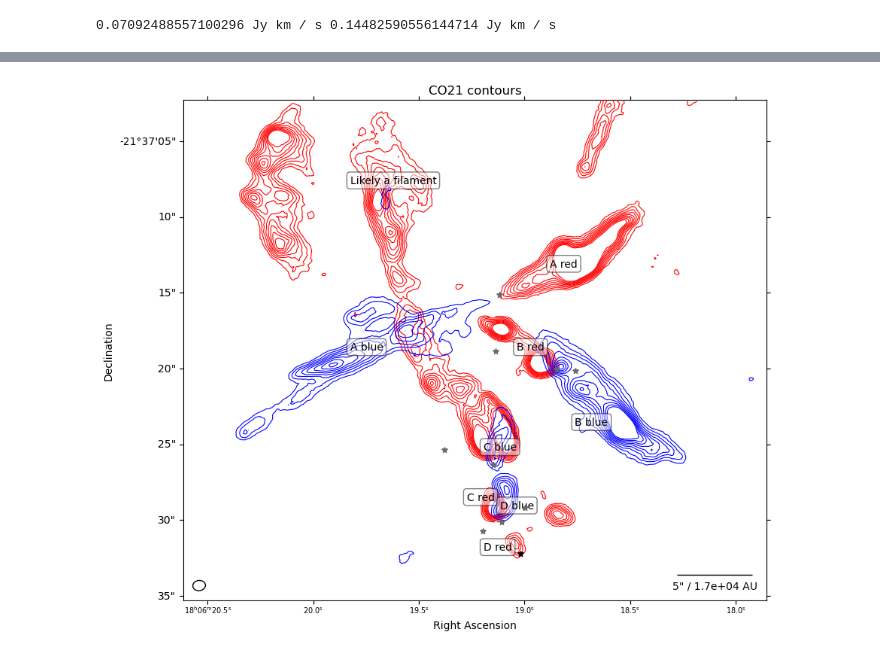
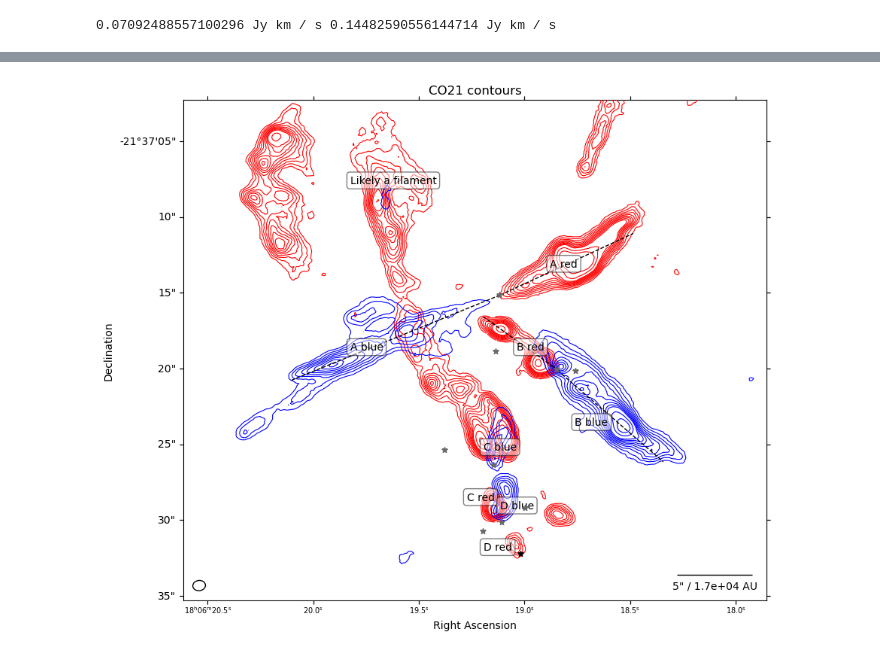
Before and after one commit to femkeballieux/master_project_2, a Jupyter notebook: code/LTERadtrans_RotDiagram_G008.67.ipynb, the cells around one changed output, grey strips where cells are left out. Drawn from its saved outputs; the diff is of its cells as text; code cells hidden in the pictures.

```diff
--- a/code/LTERadtrans_RotDiagram_G008.67.ipynb
+++ b/code/LTERadtrans_RotDiagram_G008.67.ipynb
@@ -495,6 +495,8 @@ hdu_B6_blue_unsmoothed = fits.open(path+B6_blue_name_unsmoothed)
 beam_major_unsmoothed = hdu_B6_red_unsmoothed[0].header['BMAJ']*3600 *u.arcsec # Beam major axis size in arcseconds
 beam_minor_unsmoothed = hdu_B6_red_unsmoothed[0].header['BMIN']*3600 *u.arcsec # Beam minor axis size in arcseconds
 beam_pa_unsmoothed = hdu_B6_red_unsmoothed[0].header['BPA']*u.deg  # Beam position angle in degrees
+
+pixel_size_unsmoothed = 0.11 * u.arcsec
 
 
 #The WCS object is used to convert between pixel and world coordinates
@@ -555,11 +557,11 @@ fig, ax = plt.subplots(figsize=(10,10), subplot_kw={'projection': wcs_B6_red_uns
 plt.title('CO21 contours')
 
 # Plot the contours of B6_red_clip. since it is already clipped at 3 sigma, no need to do it again. This goed allright, it does not need to be 3sigma for b6 _and_ b7.
-contourlevels_red=np.array([3,6,9,12,15,18,21,24,27,30])*B6_red_rms_unsmoothed
+contourlevels_red=np.array([3,6,9,12,15,18,21,24,27,30,40,50])*B6_red_rms_unsmoothed
 ax.contour(B6_red_clip_unsmoothed.value, levels=contourlevels_red, colors='red', linewidths=0.8)
 
 # Plot the contours of B6_blue_clip
-contourlevels_blue=np.array([3,6,9,12,15,18,21,24,27,30])*B6_blue_rms_unsmoothed
+contourlevels_blue=np.array([3,6,9,12,15,18,21,24,27,30, 40,50])*B6_blue_rms_unsmoothed
 ax.contour(B6_blue_clip_unsmoothed.value, levels=contourlevels_blue, colors='blue', linewidths=0.8)
 
 # Set the aspect ratio to be equal
@@ -596,8 +598,73 @@ ax.scatter(all_cores_coords.ra, all_cores_coords.dec, transform=ax.get_transform
 ax.scatter(hot_cores_RA, hot_cores_DEC, transform=ax.get_transform('fk5'), s=30,
            color='black', marker='*', label='Hot cores', zorder=100)
 
+#Define radii
+point1_blueA = (890, 533)  # protostar
+point2_blueA = (765, 482)  # Furthest point from the protostar
+ax.plot([point1_blueA[0], point2_blueA[0]], [point1_blueA[1], point2_blueA[1]], color='black', linestyle='--', linewidth=1)
+line_length_blueA = np.sqrt((point2_blueA[0] - point1_blueA[0])**2 + (point2_blueA[1] - point1_blueA[1])**2)
+
+point1_redA = (890, 533)  # protostar
+point2_redA = (970, 570)  # Furthest point from the protostar
+ax.plot([point1_redA[0], point2_redA[0]], [point1_redA[1], point2_redA[1]], color='black', linestyle='--', linewidth=1)
+line_length_redA = np.sqrt((point2_redA[0] - point1_redA[0])**2 + (point2_redA[1] - point1_redA[1])**2)
+
+point1_blueB = (922, 490)  # protostar
+point2_blueB = (988, 433)  # Furthest point from the protostar
+ax.plot([point1_blueB[0], point2_blueB[0]], [point1_blueB[1], point2_blueB[1]], color='black', linestyle='--', linewidth=1)
+line_length_blueB = np.sqrt((point2_blueB[0] - point1_blueB[0])**2 + (point2_blueB[1] - point1_blueB[1])**2)
+
+point1_redB = (922, 490)  # protostar
+point2_redB = (880, 520)  # Furthest point from the protostar
+ax.plot([point1_redB[0], point2_redB[0]], [point1_redB[1], point2_redB[1]], color='black', linestyle='--', linewidth=1)
+line_length_redB = np.sqrt((point2_redB[0] - point1_redB[0])**2 + (point2_redB[1] - point1_redB[1])**2)
+
+V_blue = np.abs(-20 - 37.6) * u.km / u.s
+V_red = np.abs(82 - 37.6) * u.km / u.s
+
+
 # Show the plot
 plt.tight_layout()
 
 plt.savefig(path+'plots/CO21_contours_'+source_name+'.png', dpi=500, bbox_inches='tight')
+
+
+#Uncertainty in radius is 10% of lobe convolved with major axis of beam
+radius_blueA = ((line_length_blueA * pixel_size_unsmoothed).to(u.rad)*d.to(u.au)).to(u.AU, equivalencies=u.dimensionless_angles())
+e_radius_blueA = np.sqrt( np.square(0.1* radius_blueA) + np.square((beam_major_unsmoothed.to(u.rad)*d.to(u.au)).to(u.AU, equivalencies=u.dimensionless_angles())) )
+print(f"Length of the line blue lobe A: {radius_blueA.value:.3} pm {e_radius_blueA.value:.3} AU")
+radius_redA = ((line_length_redA * pixel_size_unsmoothed).to(u.rad)*d.to(u.au)).to(u.AU, equivalencies=u.dimensionless_angles())
+e_radius_redA = np.sqrt( np.square(0.1* radius_redA) + np.square((beam_major_unsmoothed.to(u.rad)*d.to(u.au)).to(u.AU, equivalencies=u.dimensionless_angles())) )
+print(f"Length of the line red lobe A: {radius_redA.value:.3} pm {e_radius_redA.value:.3} AU")
+
+radius_blueB = ((line_length_blueB * pixel_size_unsmoothed).to(u.rad)*d.to(u.au)).to(u.AU, equivalencies=u.dimensionless_angles())
+e_radius_blueB = np.sqrt( np.square(0.1* radius_blueB) + np.square((beam_major_unsmoothed.to(u.rad)*d.to(u.au)).to(u.AU, equivalencies=u.dimensionless_angles())) )
+print(f"Length of the line blue lobe B: {radius_blueA.value:.3} pm {e_radius_blueA.value:.3} AU")
+radius_redB = ((line_length_redB * pixel_size_unsmoothed).to(u.rad)*d.to(u.au)).to(u.AU, equivalencies=u.dimensionless_angles())
+e_radius_redB = np.sqrt( np.square(0.1* radius_redB) + np.square((beam_major_unsmoothed.to(u.rad)*d.to(u.au)).to(u.AU, equivalencies=u.dimensionless_angles())) )
+print(f"Length of the line red lobe B: {radius_redB.value:.3} pm {e_radius_redA.value:.3} AU")
+
+print("")
+e_V_blue = 0.1 * V_blue
+e_V_red = 0.1 * V_red
+print(f"Delta V blue {V_blue} pm {e_V_blue}")
+print(f"Delta V red {V_red:.3} pm {e_V_red:.3}")
+
+
+print ("")
+t_dyn_blueA = (radius_blueA / V_blue).to(u.yr)
+e_t_dyn_blueA = np.sqrt(np.square(e_radius_blueA/V_blue)+np.square(radius_blueA * e_V_blue/ V_blue **2)).to(u.yr)
+print(f"The blue A dynamic time is {t_dyn_blueA.value:.3} pm {e_t_dyn_blueA.value:.3} years")
+
+t_dyn_redA = (radius_redA / V_red).to(u.yr)
+e_t_dyn_redA = np.sqrt(np.square(e_radius_redA/V_red)+np.square(radius_redA * e_V_red/ V_red **2)).to(u.yr)
+print(f"The red A dynamic time is {t_dyn_redA.value:.3} pm {e_t_dyn_redA.value:.3} years")
+
+t_dyn_blueB = (radius_blueB / V_blue).to(u.yr)
+e_t_dyn_blueB = np.sqrt(np.square(e_radius_blueB/V_blue)+np.square(radius_blueB * e_V_blue/ V_blue **2)).to(u.yr)
+print(f"The blue B dynamic time is {t_dyn_blueB.value:.3} pm {e_t_dyn_blueB.value:.3} years")
+
+t_dyn_redB = (radius_redB / V_red).to(u.yr)
+e_t_dyn_redB = np.sqrt(np.square(e_radius_redB/V_red)+np.square(radius_redB * e_V_red/ V_red **2)).to(u.yr)
+print(f"The red B dynamic time is {t_dyn_redB.value:.3} pm {e_t_dyn_redB.value:.3} years")
 # %% [output]
@@ -604 +683 @@ plt.savefig(path+'plots/CO21_contours_'+source_name+'.png', dpi=500, bbox_inches
-[figure, old version]
+[figure, new version]
```
Also changed, not shown: parts of 2 cells of this notebook, 6 other files.
